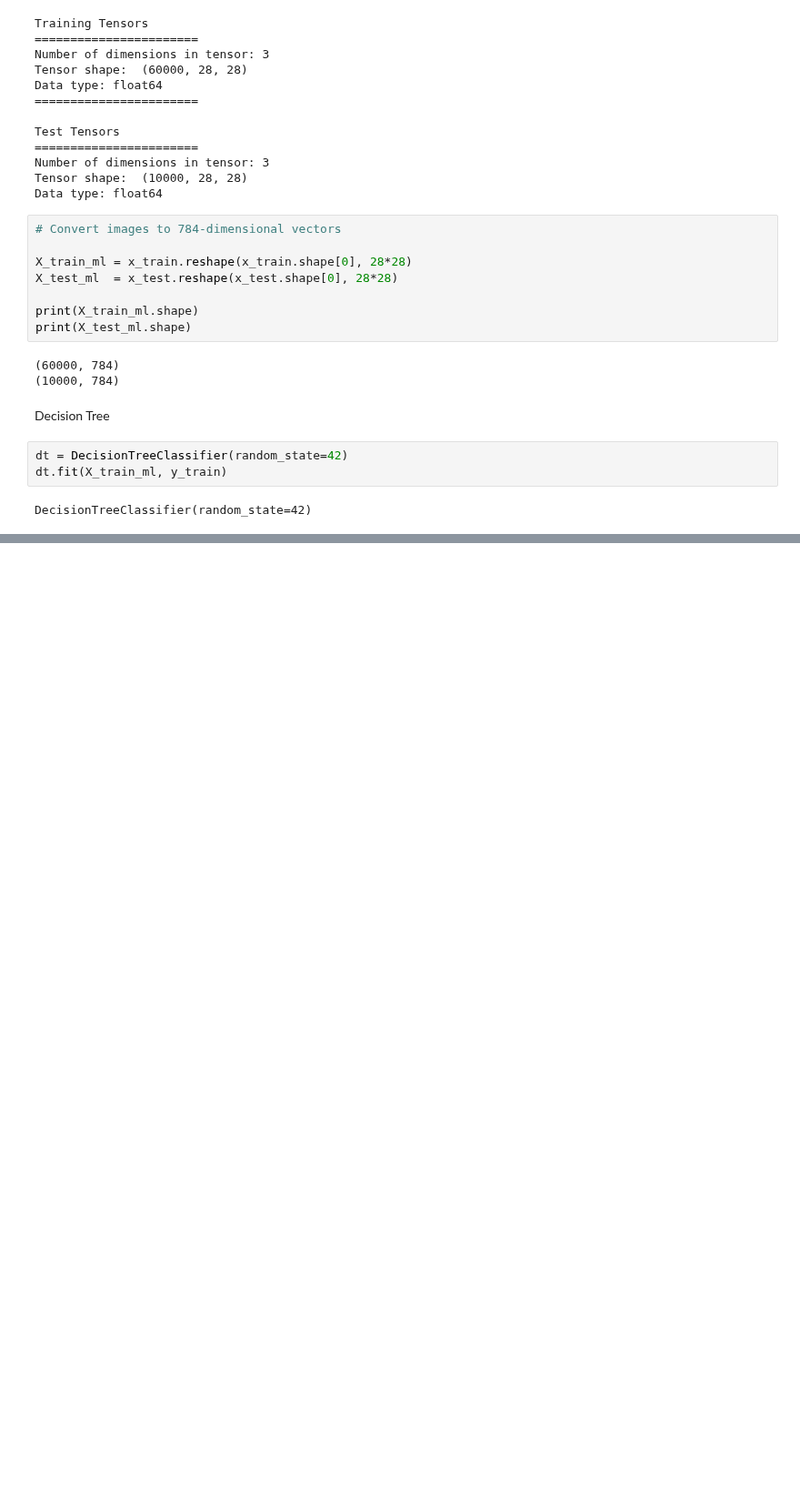
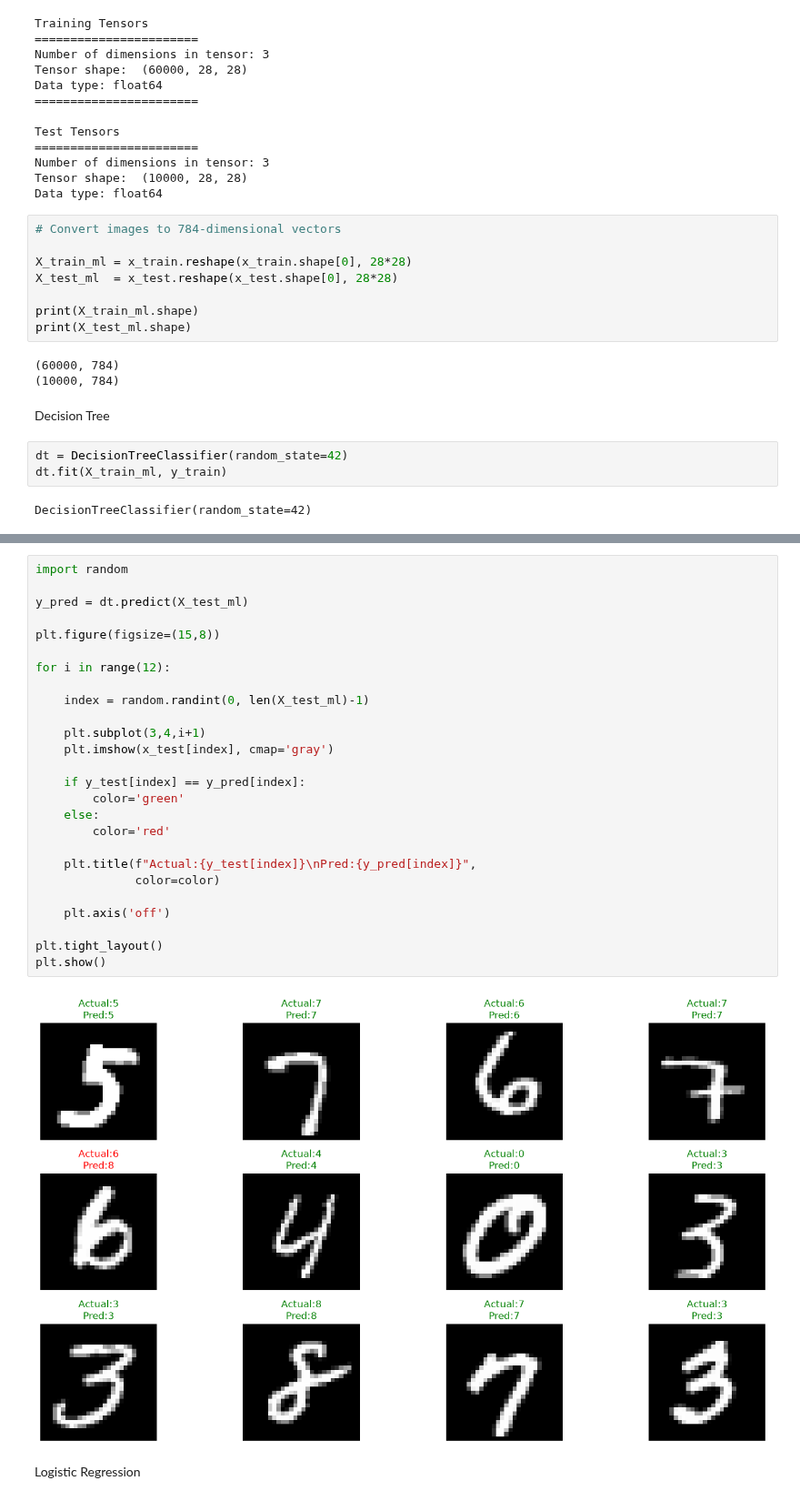
Before and after one commit to sudarshanchaudhari05/Placement-Prep, a Jupyter notebook: Machine learing and computer vison/Lab 2/26-27_MLCV_Expt_2_Classification.ipynb, the cells around one changed output, grey strips where cells are left out. Shown at 91% size. Drawn from its saved outputs; the diff is of its cells as text; blank space fills up the shorter version.

```diff
--- a/Machine learing and computer vison/Lab 2/26-27_MLCV_Expt_2_Classification.ipynb
+++ b/Machine learing and computer vison/Lab 2/26-27_MLCV_Expt_2_Classification.ipynb
@@ -148,0 +222,30 @@ DecisionTreeClassifier(random_state=42)
+# %%
+import random
+
+y_pred = dt.predict(X_test_ml)
+
+plt.figure(figsize=(15,8))
+
+for i in range(12):
+
+    index = random.randint(0, len(X_test_ml)-1)
+
+    plt.subplot(3,4,i+1)
+    plt.imshow(x_test[index], cmap='gray')
+
+    if y_test[index] == y_pred[index]:
+        color='green'
+    else:
+        color='red'
+
+    plt.title(f"Actual:{y_test[index]}\nPred:{y_pred[index]}",
+              color=color)
+
+    plt.axis('off')
+
+plt.tight_layout()
+plt.show()
+# %% [output]
+[figure, added]
+# %% [markdown]
+Logistic Regression
```
Also changed, not shown: parts of 31 cells of this notebook, 1 other file.
